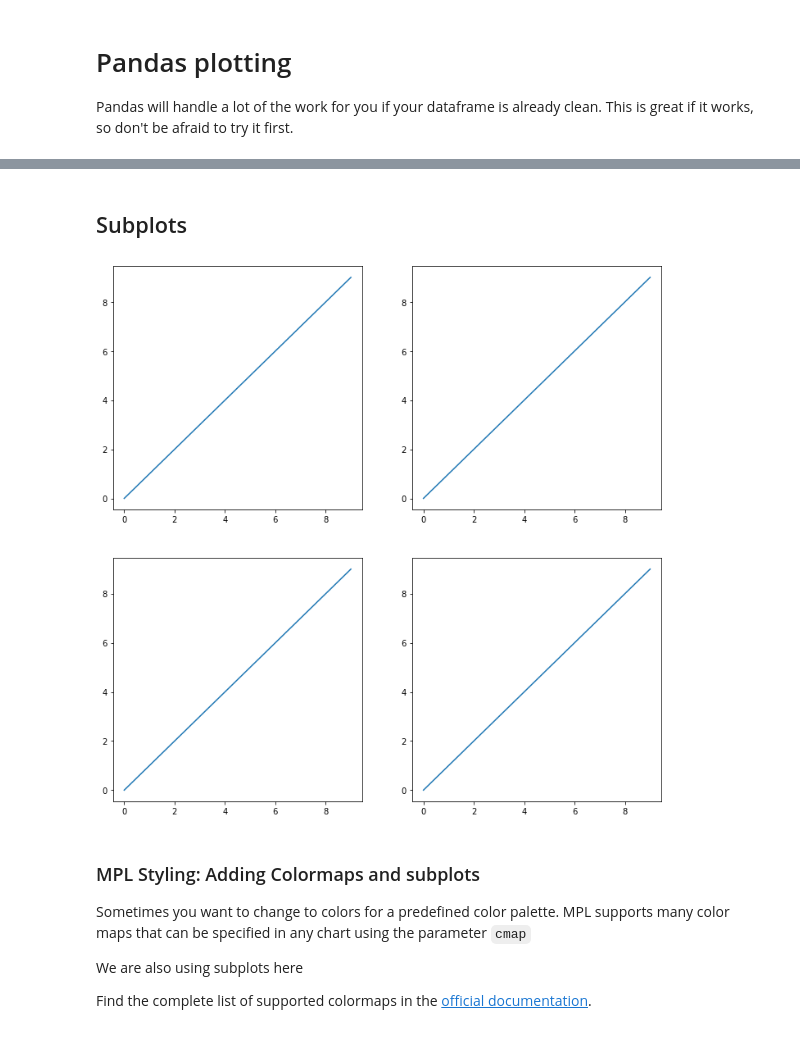
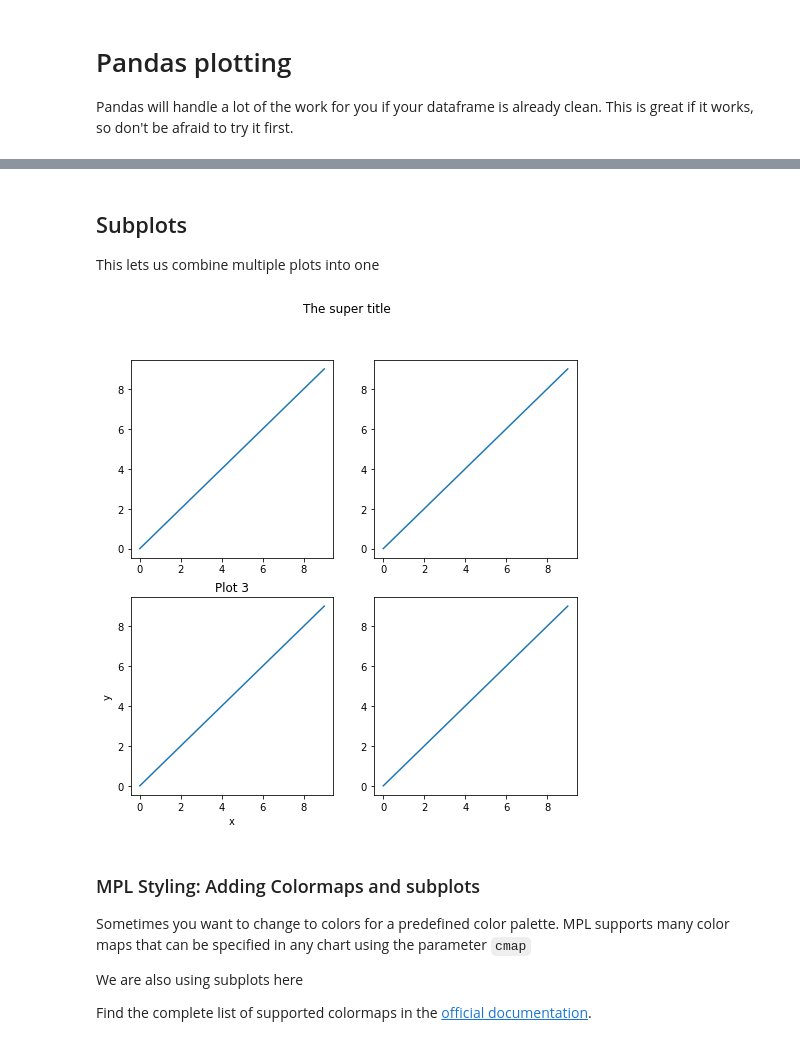
Before and after one commit to 3springs/deep_ml_curriculum, a Jupyter notebook: notebooks/b03_Data_Visualisation/DataVisualisation.ipynb, the cells around one changed output, grey strips where cells are left out. Saved outputs shown, nothing was run; the diff lists cells and outputs as text; code cells hidden in the pictures.

```diff
--- a/notebooks/b03_Data_Visualisation/DataVisualisation.ipynb
+++ b/notebooks/b03_Data_Visualisation/DataVisualisation.ipynb
@@ -538,27 +591,36 @@ iris.plot.scatter('sepal_length', 'sepal_width')
-# %% [markdown]
-## Subplots
+# %% [markdown]
+## Subplots
+
+This lets us combine multiple plots into one
 # %%
-x = range(10)
-y = range(10)
+xi = range(10)
+yi = range(10)
 
-plt.figure(figsize=(12, 12))
+# Start a figure, with a certain size
+plt.figure(figsize=(8, 8))
 
 # For 2 rows and 2 columns of subplots, use subplot 1
 plt.subplot(2, 2, 1)
-plt.plot(x, y)
+plt.plot(xi, yi)
 
+
+# activate the next plot
 plt.subplot(2, 2, 2)
-plt.plot(x, y)
+plt.plot(xi, yi)
 
 plt.subplot(2, 2, 3)
-plt.plot(x, y)
+plt.plot(xi, yi)
+plt.title('Plot 3')
+plt.xlabel('x')
+plt.ylabel('y')
 
 plt.subplot(2, 2, 4)
-plt.plot(x, y)
+plt.plot(xi, yi)
 
+plt.suptitle('The super title')
 plt.show()
 # %% [output]
-[figure, old version]
+[figure, new version]
 # %% [markdown]
 ### MPL Styling: Adding Colormaps  and subplots<a name="line-styling-colourmap"/>
 
```
Also changed, not shown: parts of 29 cells of this notebook.
